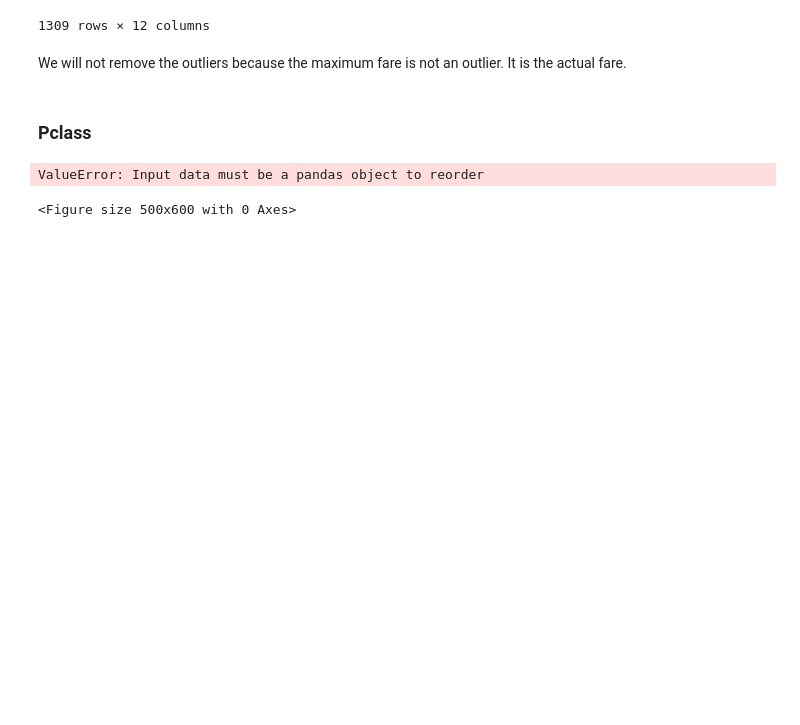
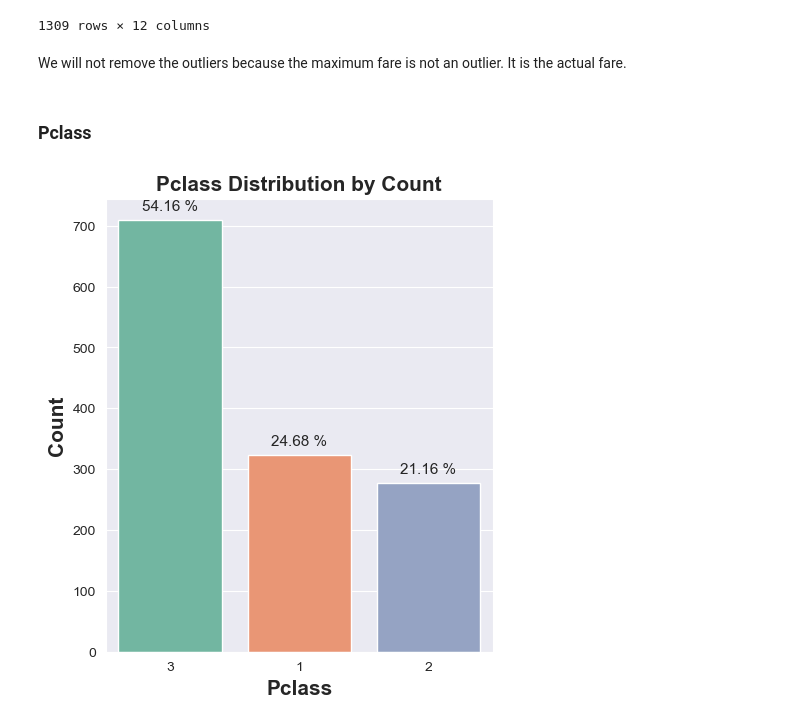
Before and after one commit to ArthurXia1031/Data_Science_Project, a Jupyter notebook: machine_learning/Supervised_Learning/Titanic/final_practice/titanic_ml.ipynb, the cells around one changed output. Saved outputs shown, nothing was run; the diff lists cells and outputs as text; code cells hidden in the pictures; blank space fills up the shorter version.

```diff
--- a/machine_learning/Supervised_Learning/Titanic/final_practice/titanic_ml.ipynb
+++ b/machine_learning/Supervised_Learning/Titanic/final_practice/titanic_ml.ipynb
@@ -171,28 +171,34 @@ def labeled_barplot(data, feature, perc=False, n=None):
     """
 
     total = len(data[feature])
+    # the total number of observations
     count = data[feature].nunique()
+    # total number of unique values
 
     if n is None:
         plt.figure(figsize=(count + 2, 6), dpi=100)
     else:
         plt.figure(figsize=(n + 2, 6), dpi=100)
+        # build the figure with the given size
 
-    ax = sns.countplot(data[feature],
-                       palette='Paired',
+    ax = sns.countplot(data=data,
+                       x=feature,
+                       palette='Set2',
                        order=data[feature].value_counts().index[:n]
                        )
+    # countplot for the given feature
 
     for p in ax.patches:
         if perc == True:
-            label = f"{p.get_height() / total * 100:.2f} % \n"
+            label = f"{round((p.get_height() / total) * 100, 2)} %"
         else:
             label = p.get_height()
 
         x = p.get_x() + p.get_width() / 2
         y = p.get_height()
 
-        ax.annotate(label, (x, y),
+        ax.annotate(label,
+                    (x, y),
                     ha='center',
                     va='center',
                     fontsize=11,
@@ -202,5 +208,6 @@ def labeled_barplot(data, feature, perc=False, n=None):
     plt.xticks(rotation=0)
     plt.xlabel(feature, fontsize=15, weight='bold')
     plt.ylabel('Count', fontsize=15, weight='bold')
+    plt.title(f'{feature} Distribution by Count', fontsize=15, weight='bold')
 
     plt.show()
@@ -364,7 +427,6 @@ We will not remove the outliers because the maximum fare is not an outlier. It i
 # %% [markdown]
 ### Pclass
 # %%
-labeled_barplot(full, 'Pclass')
+labeled_barplot(full, 'Pclass', perc=True)
 # %% [output]
-ValueError: Input data must be a pandas object to reorder
-<Figure size 500x600 with 0 Axes>
+[figure, added]
```
Also changed, not shown: parts of 10 cells of this notebook.
